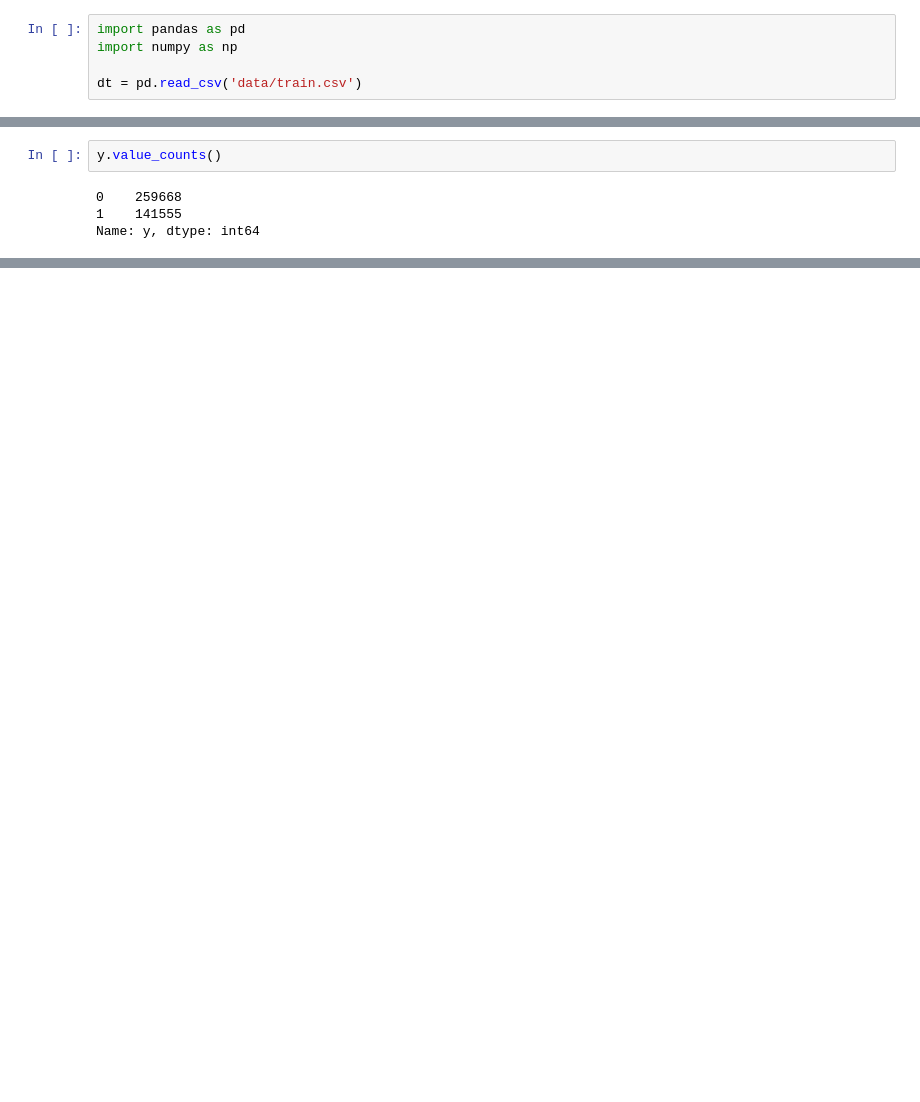
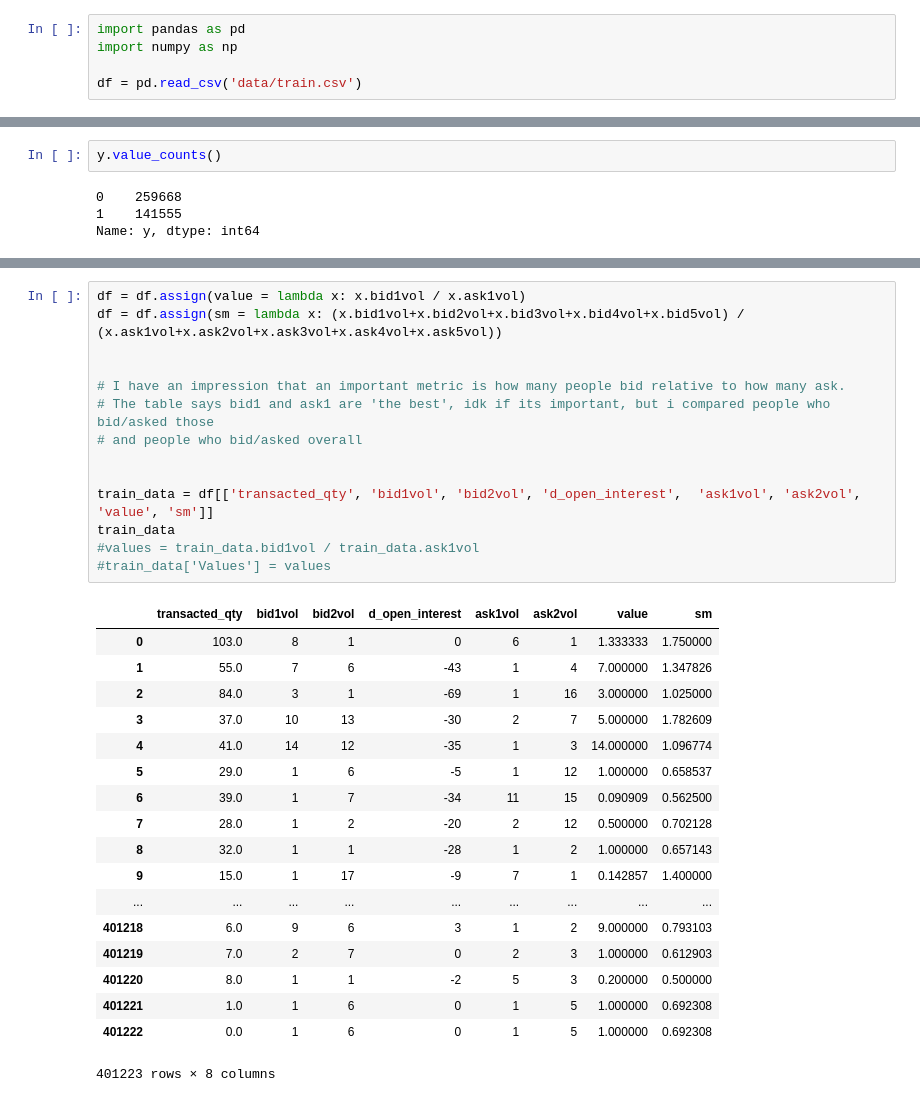
Before and after one commit to betzcats/cs155project1, a Jupyter notebook: picka_katerina.ipynb, the cells around one changed output, grey strips where cells are left out. Saved outputs shown, nothing was run; the diff lists cells and outputs as text; blank space fills up the shorter version.

```diff
--- a/picka_katerina.ipynb
+++ b/picka_katerina.ipynb
@@ -2,4 +2,4 @@
 import pandas as pd
 import numpy as np
 
-dt = pd.read_csv('data/train.csv')
+df = pd.read_csv('data/train.csv')
@@ -124,0 +199,33 @@ dt
+# %%
+df = df.assign(value = lambda x: x.bid1vol / x.ask1vol)
+df = df.assign(sm = lambda x: (x.bid1vol+x.bid2vol+x.bid3vol+x.bid4vol+x.bid5vol) / (x.ask1vol+x.ask2vol+x.ask3vol+x.ask4vol+x.ask5vol))
+
+
+# I have an impression that an important metric is how many people bid relative to how many ask.
+# The table says bid1 and ask1 are 'the best', idk if its important, but i compared people who bid/asked those
+# and people who bid/asked overall
+
+
+train_data = df[['transacted_qty', 'bid1vol', 'bid2vol', 'd_open_interest',  'ask1vol', 'ask2vol', 'value', 'sm']]
+train_data
+#values = train_data.bid1vol / train_data.ask1vol
+#train_data['Values'] = values
+# %% [output]
+|  | transacted_qty | bid1vol | bid2vol | d_open_interest | ask1vol | ask2vol | value | sm |
+| 0 | 103.0 | 8 | 1 | 0 | 6 | 1 | 1.333333 | 1.750000 |
+| 1 | 55.0 | 7 | 6 | -43 | 1 | 4 | 7.000000 | 1.347826 |
+| 2 | 84.0 | 3 | 1 | -69 | 1 | 16 | 3.000000 | 1.025000 |
+| 3 | 37.0 | 10 | 13 | -30 | 2 | 7 | 5.000000 | 1.782609 |
+| 4 | 41.0 | 14 | 12 | -35 | 1 | 3 | 14.000000 | 1.096774 |
+| 5 | 29.0 | 1 | 6 | -5 | 1 | 12 | 1.000000 | 0.658537 |
+| 6 | 39.0 | 1 | 7 | -34 | 11 | 15 | 0.090909 | 0.562500 |
+| 7 | 28.0 | 1 | 2 | -20 | 2 | 12 | 0.500000 | 0.702128 |
+| 8 | 32.0 | 1 | 1 | -28 | 1 | 2 | 1.000000 | 0.657143 |
+| 9 | 15.0 | 1 | 17 | -9 | 7 | 1 | 0.142857 | 1.400000 |
+| ... | ... | ... | ... | ... | ... | ... | ... | ... |
+| 401218 | 6.0 | 9 | 6 | 3 | 1 | 2 | 9.000000 | 0.793103 |
+| 401219 | 7.0 | 2 | 7 | 0 | 2 | 3 | 1.000000 | 0.612903 |
+| 401220 | 8.0 | 1 | 1 | -2 | 5 | 3 | 0.200000 | 0.500000 |
+| 401221 | 1.0 | 1 | 6 | 0 | 1 | 5 | 1.000000 | 0.692308 |
+| 401222 | 0.0 | 1 | 6 | 0 | 1 | 5 | 1.000000 | 0.692308 |
+401223 rows × 8 columns
```
Also changed, not shown: parts of 32 cells of this notebook, 2 other files.
